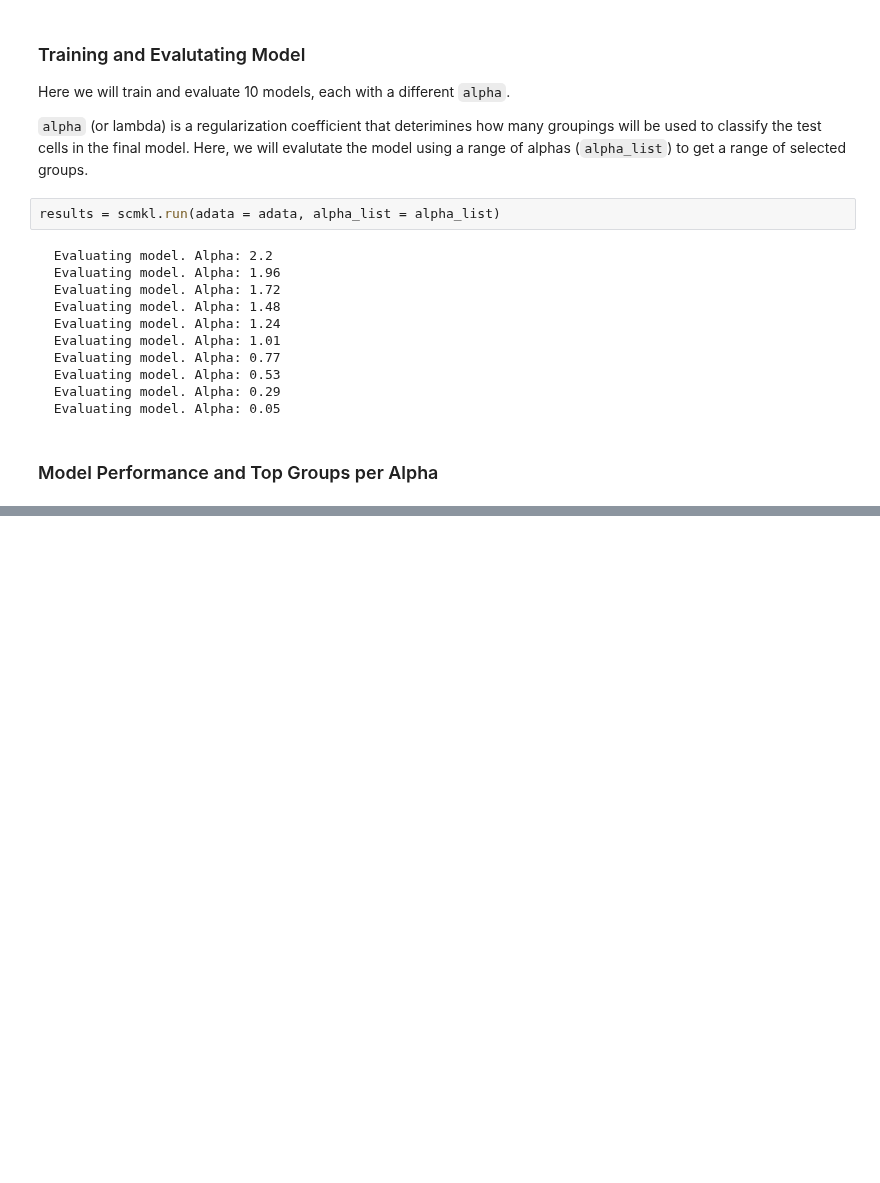
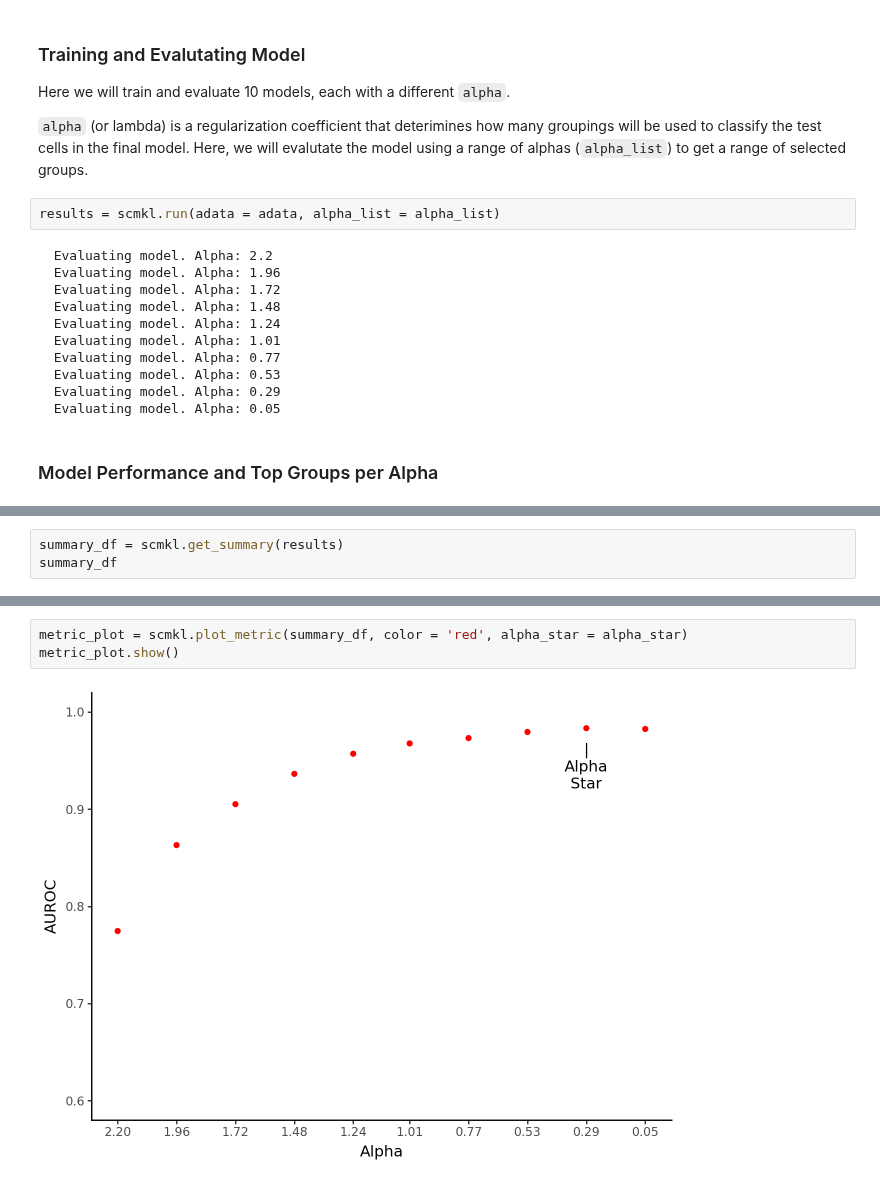
Before and after one commit to ohsu-cedar-comp-hub/scMKL, a Jupyter notebook: example/RNA_analysis.ipynb, the cells around one changed output, grey strips where cells are left out. Drawn from its saved outputs; the diff is of its cells as text; blank space fills up the shorter version.

```diff
--- a/example/RNA_analysis.ipynb
+++ b/example/RNA_analysis.ipynb
@@ -132,0 +95,3 @@ print(summary)
+# %%
+summary_df = scmkl.get_summary(results)
+summary_df
@@ -132,0 +110,5 @@ print(summary)
+# %%
+metric_plot = scmkl.plot_metric(summary_df, color = 'red', alpha_star = alpha_star)
+metric_plot.show()
+# %% [output]
+[figure, added]
```
Also changed, not shown: parts of 3 cells of this notebook, 32 other files.
